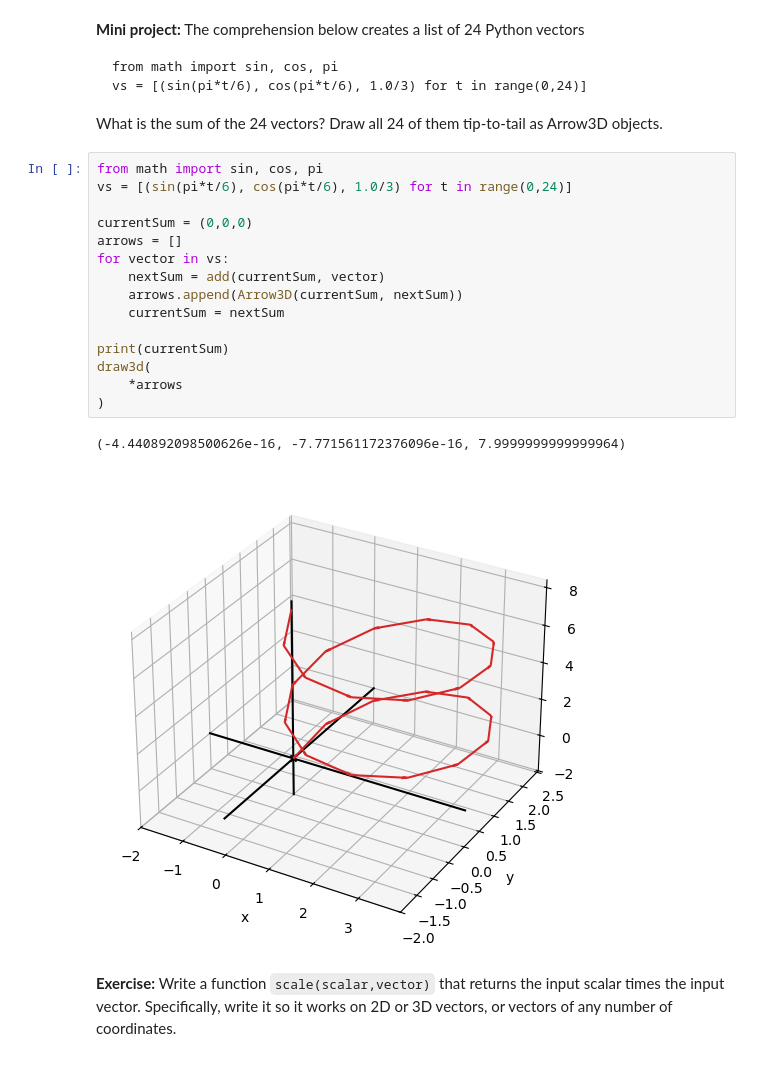
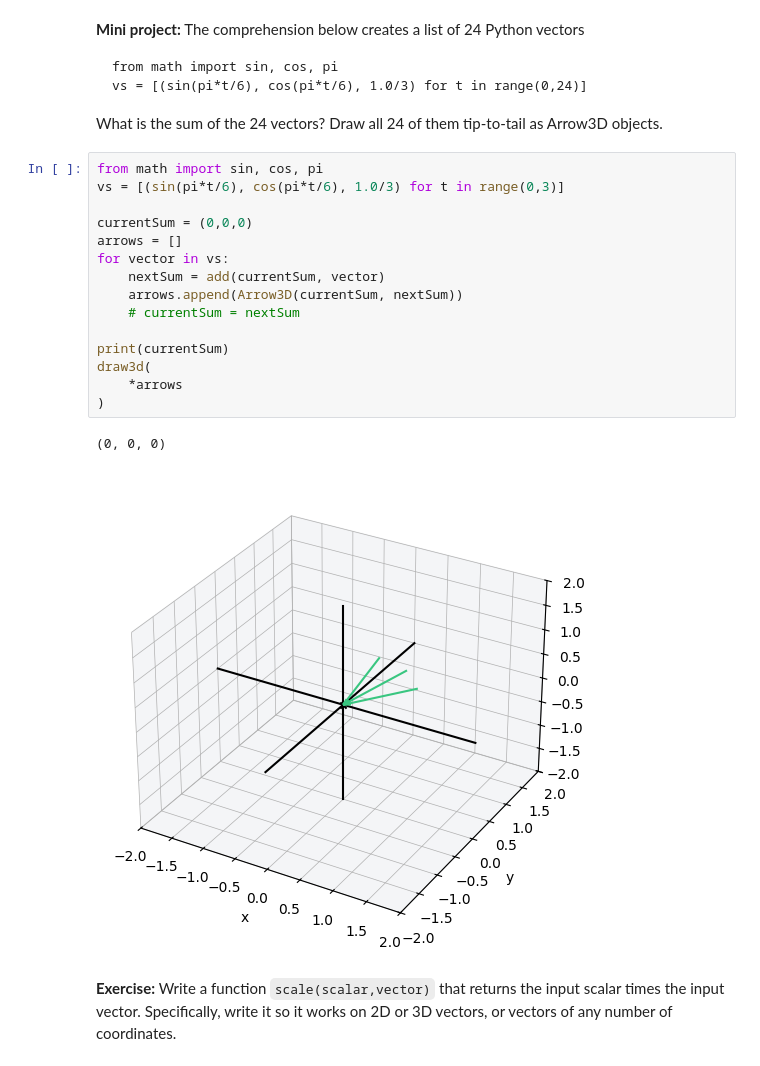
Before and after one commit to aalimian/Math-for-Programmers, a Jupyter notebook: Chapter 03/ch03_walkthrough.ipynb, the cells around one changed output. Drawn from its saved outputs; the diff is of its cells as text.

```diff
--- a/Chapter 03/ch03_walkthrough.ipynb
+++ b/Chapter 03/ch03_walkthrough.ipynb
@@ -135,22 +138,22 @@ vs = [(sin(pi*t/6), cos(pi*t/6), 1.0/3) for t in range(0,24)]
 What is the sum of the 24 vectors?  Draw all 24 of them tip-to-tail as Arrow3D objects.
 # %%
 from math import sin, cos, pi
-vs = [(sin(pi*t/6), cos(pi*t/6), 1.0/3) for t in range(0,24)]
+vs = [(sin(pi*t/6), cos(pi*t/6), 1.0/3) for t in range(0,3)]
 
 currentSum = (0,0,0)
 arrows = []
 for vector in vs:
     nextSum = add(currentSum, vector)
     arrows.append(Arrow3D(currentSum, nextSum))
-    currentSum = nextSum
+    # currentSum = nextSum
 
 print(currentSum)
 draw3d(
     *arrows
 )
 # %% [output]
-(-4.440892098500626e-16, -7.771561172376096e-16, 7.9999999999999964)
+(0, 0, 0)
-[figure, old version]
+[figure, new version]
 # %% [markdown]
 **Exercise:** Write a function `scale(scalar,vector)` that returns the input scalar times the input vector.  Specifically, write it so it works on 2D or 3D vectors, or vectors of any number of coordinates.
 # %% [markdown]
```
Also changed, not shown: parts of 24 cells of this notebook.
